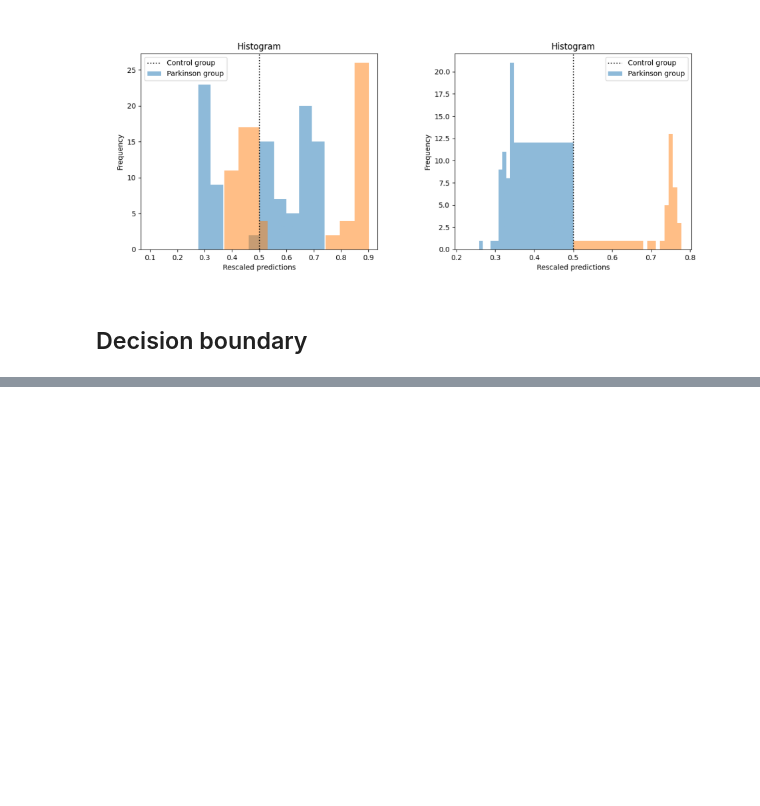
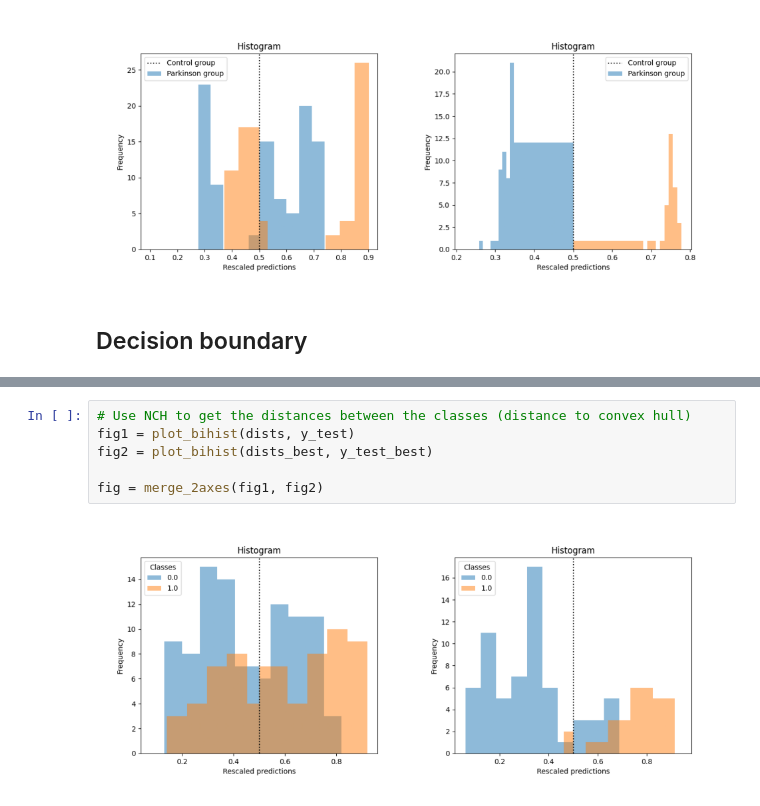
Before and after one commit to jiggychauhi/QC-Gait-Analysis, a Jupyter notebook: notebook_clean.ipynb, the cells around one changed output, grey strips where cells are left out. Cells and saved outputs as stored; diff of their text form; blank space fills up the shorter version.

```diff
--- a/notebook_clean.ipynb
+++ b/notebook_clean.ipynb
@@ -505,0 +555,8 @@ plot_bihist(dists, y_test)
+# %%
+# Use NCH to get the distances between the classes (distance to convex hull)
+fig1 = plot_bihist(dists, y_test)
+fig2 = plot_bihist(dists_best, y_test_best)
+
+fig = merge_2axes(fig1, fig2)
+# %% [output]
+[figure, added]
```
Also changed, not shown: parts of 8 cells of this notebook.
